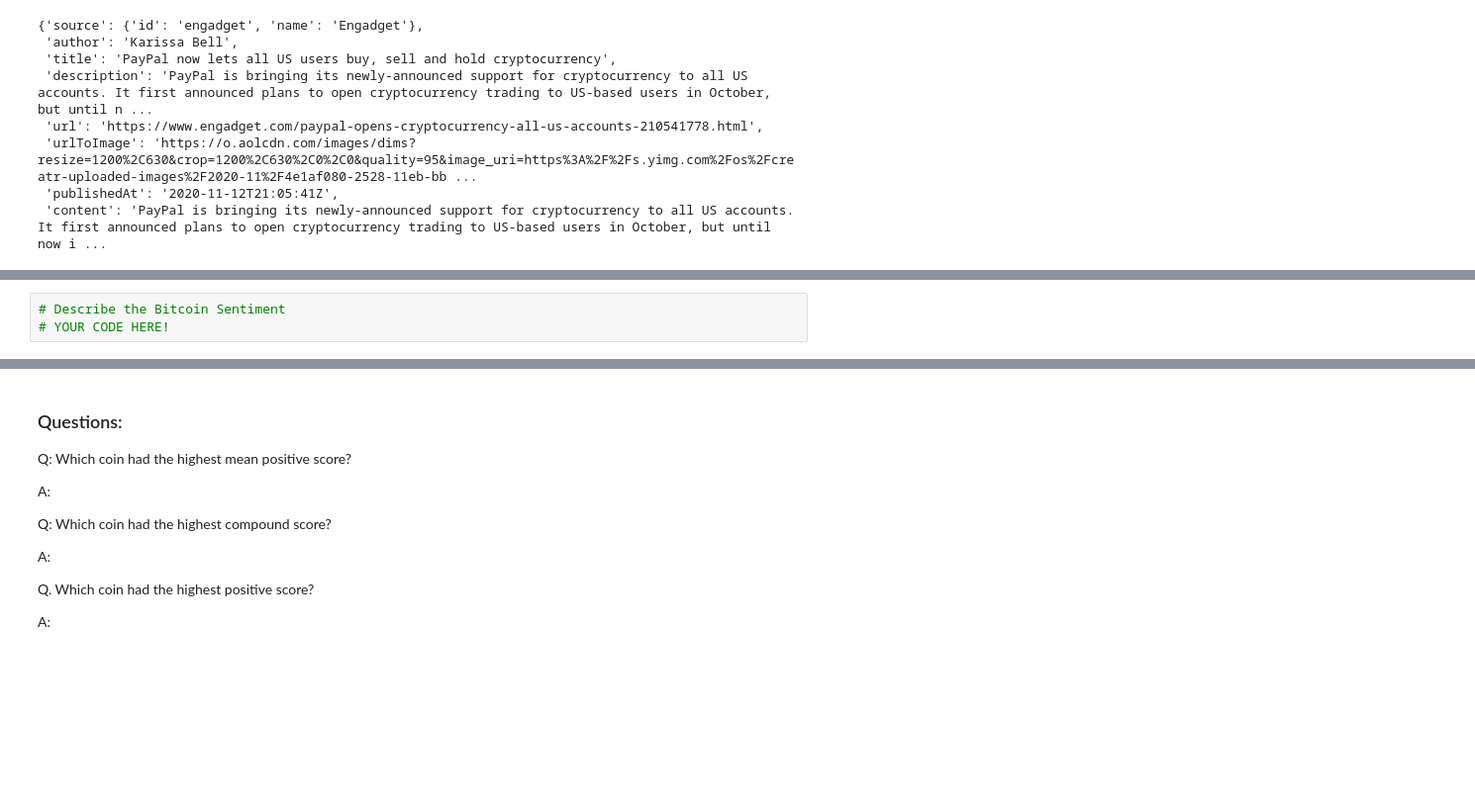
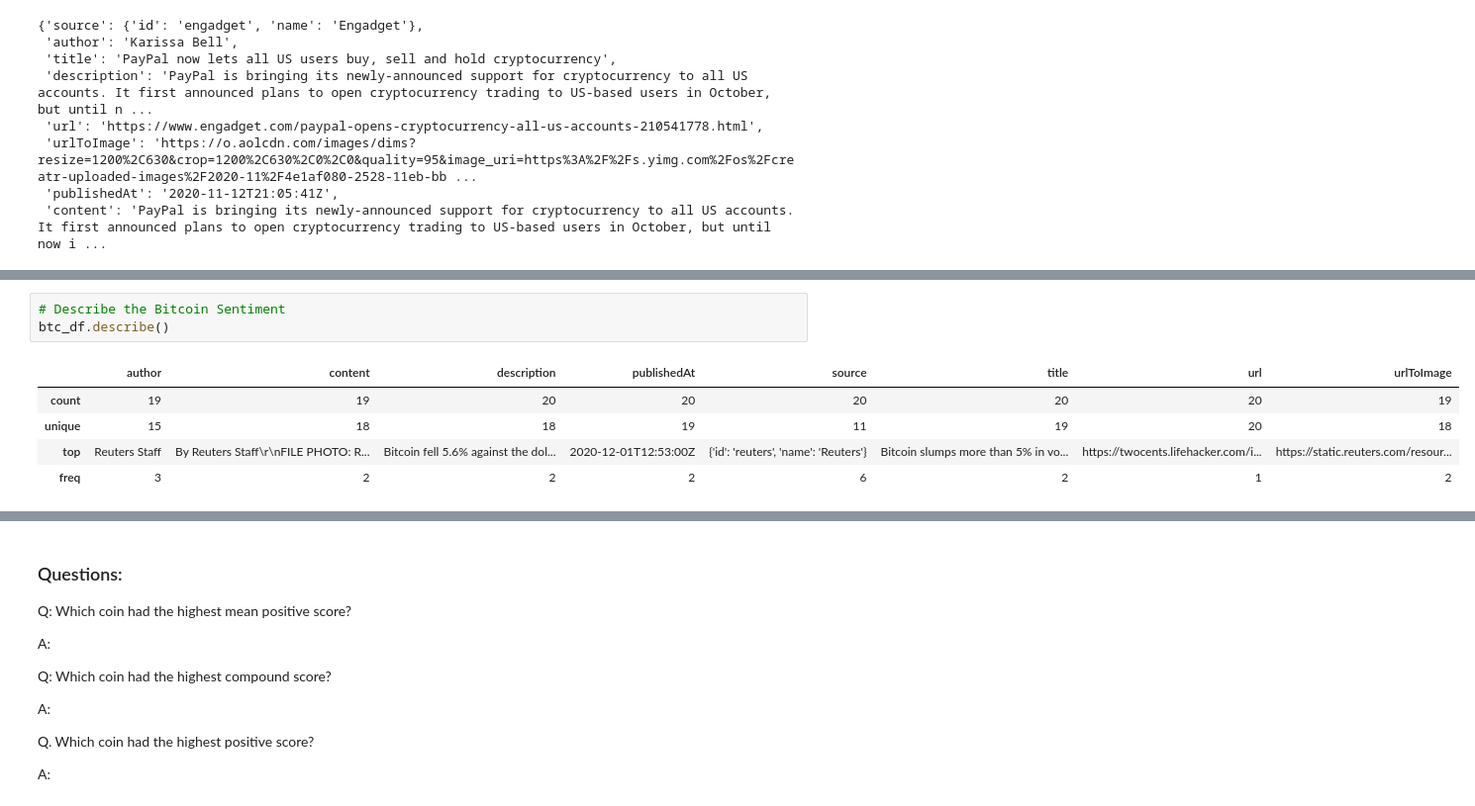
Before and after one commit to campbell8081/Unit12-NLP, a Jupyter notebook: crypto_sentiment.ipynb, the cells around one changed output, grey strips where cells are left out. Shown at 99% size. Saved outputs shown, nothing was run; the diff lists cells and outputs as text; blank space fills up the shorter version.

```diff
--- a/crypto_sentiment.ipynb
+++ b/crypto_sentiment.ipynb
@@ -90,6 +90,12 @@ etc_df.head()
 | 4 | Gertrude Chavez-Dreyfuss | NEW YORK (Reuters) - Institutiona... | Institutional investors pumped $4... | 2020-12-07T20:26:00Z | {'id': 'reuters', 'name': 'Reuters'} | Crypto fund inflows hit second hi... | https://uk.reuters.com/article/us... | https://s1.reutersmedia.net/resou... |
 # %%
 # Describe the Bitcoin Sentiment
-# YOUR CODE HERE!
+btc_df.describe()
+# %% [output]
+|  | author | content | description | publishedAt | source | title | url | urlToImage |
+| count | 19 | 19 | 20 | 20 | 20 | 20 | 20 | 19 |
+| unique | 15 | 18 | 18 | 19 | 11 | 19 | 20 | 18 |
+| top | Reuters Staff | By Reuters Staff\r\nFILE PHOTO: R... | Bitcoin fell 5.6% against the dol... | 2020-12-01T12:53:00Z | {'id': 'reuters', 'name': 'Reuters'} | Bitcoin slumps more than 5% in vo... | https://twocents.lifehacker.com/i... | https://static.reuters.com/resour... |
+| freq | 3 | 2 | 2 | 2 | 6 | 2 | 1 | 2 |
 # %%
 # Describe the Ethereum Sentiment
```
Also changed, not shown: parts of 1 cell of this notebook.
